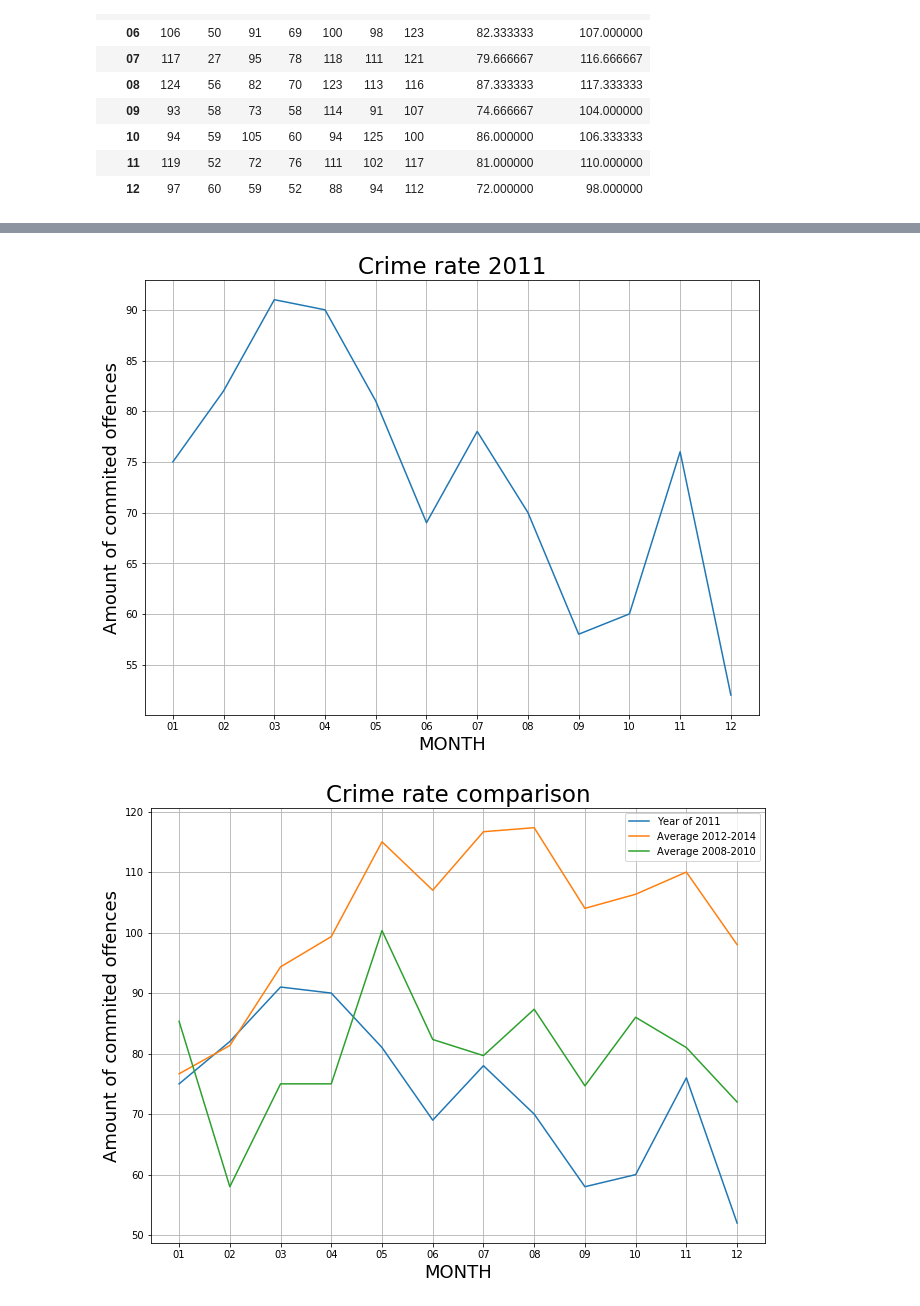
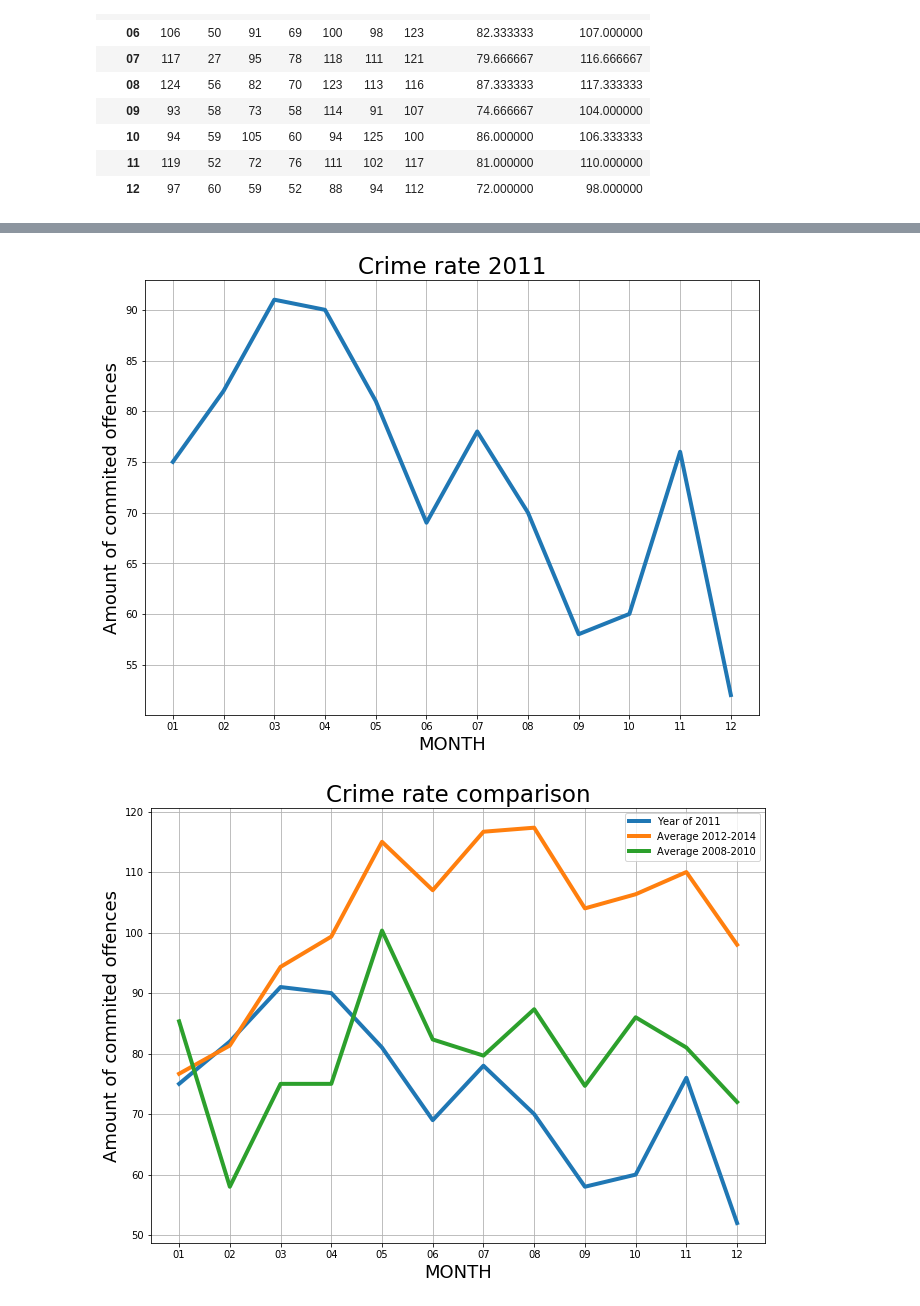
Before and after one commit to olegmrnv/crime_correlations, a Jupyter notebook: notebooks/data_analysis_VA.ipynb, the cells around one changed output, grey strips where cells are left out. Drawn from its saved outputs; the diff is of its cells as text; code cells hidden in the pictures.

```diff
--- a/notebooks/data_analysis_VA.ipynb
+++ b/notebooks/data_analysis_VA.ipynb
@@ -104,30 +104,30 @@ plt.savefig ("../data/cleaned_data/louisa_ave_crime_2012_2014.png")
 
 
 plt.figure(figsize=(11,8))
-plt.plot(monthly_offenses_df[2011])
+plt.plot(monthly_offenses_df[2011], lw=4)
 plt.xlabel ("MONTH", fontsize=18)
 plt.ylabel ("Amount of commited offences", fontsize=18)
 plt.title ("Crime rate 2011",  fontsize=23)
 plt.grid()
 plt.savefig ("../data/cleaned_data/louisa_crime_2011.png")
 # %% [output]
-[figure, old version]
+[figure, new version]
 # %%
 # Extracting data we need for final comparicing plot and creating graph
 import warnings
 warnings.filterwarnings('ignore')
 
 final_plot_data = monthly_offenses_df[[2011,"mean_2012-2014", "mean_2008-2010" ]]
 final_plot_data.rename(columns={2011:"Year of 2011", "mean_2012-2014":"Average 2012-2014", "mean_2008-2010":"Average 2008-2010"}, inplace=True)
 
 
 plt.figure(figsize=(11,8))
-plt.plot(final_plot_data)
+plt.plot(final_plot_data, lw=4)
 plt.xlabel ("MONTH", fontsize=18)
 plt.ylabel ("Amount of commited offences", fontsize=18)
 plt.title ("Crime rate comparison",  fontsize=23)
 plt.grid()
 plt.legend(final_plot_data)
 plt.savefig ("../data/cleaned_data/louisa_crime_comparison.png")
 # %% [output]
-[figure, old version]
+[figure, new version]
```
Also changed, not shown: parts of 2 cells of this notebook, 9 other files.
